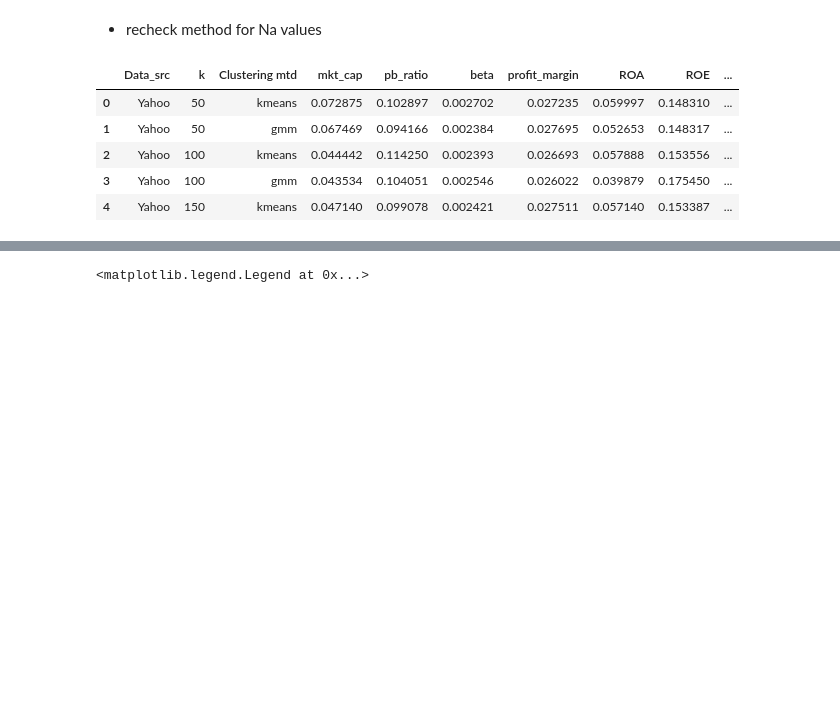
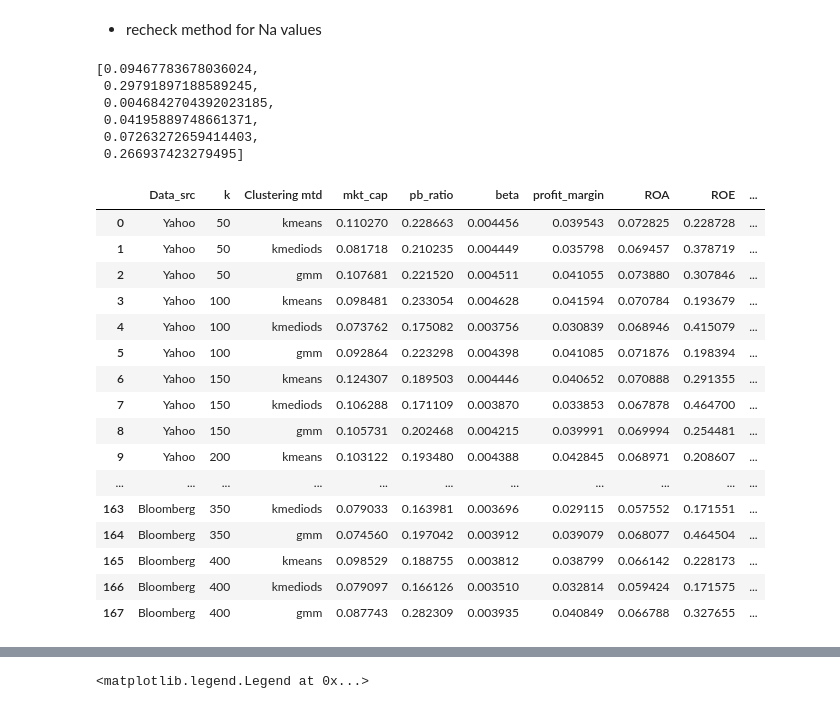
Before and after one commit to Sivalavida/Text-based-Industry-Classification, a Jupyter notebook: LSI Word Embedding.ipynb, the cells around one changed output, grey strips where cells are left out. Cells and saved outputs as stored; diff of their text form; code cells hidden in the pictures; blank space fills up the shorter version.

```diff
--- a/LSI Word Embedding.ipynb
+++ b/LSI Word Embedding.ipynb
@@ -1188,20 +1271,26 @@ dtms[0].shape
 # %%
 std_class_df = pd.DataFrame(DESC_DFS[0][STANDARD_CLASSIFIER].cat.codes, columns=[STANDARD_CLASSIFIER])
 cluster_dfs_list = [DESC_DFS[0][['Ticker']], std_class_df]
-for i in range(len(DATA_SRCS)):
+for i in tnrange(len(DATA_SRCS)):
     data_src = DATA_SRCS[i]
     for k in tnrange(50, 401, 50):
         # LSI Embedding
-        lsa_k = TruncatedSVD(k, algorithm = 'arpack')
+        lsa_k = TruncatedSVD(k, algorithm = 'arpack', random_state=0)
         dtm_lsa_k = lsa_k.fit_transform(dtms[i])
         dtm_lsa_k = Normalizer(copy=False).fit_transform(dtm_lsa_k)
         # K-Means
         clusters_k = kmeans_cluster(dtm_lsa_k)
         cluster_dfs_list.append(pd.DataFrame(clusters_k, columns=['{}_lsi_{}_kmeans'.format(data_src, str(k))]))
+        # K-Medioids
+        clusters_k = kmedioids_cluster(dtm_lsa_k)
+        cluster_dfs_list.append(pd.DataFrame(clusters_k, columns=['{}_lsi_{}_kmediods'.format(data_src, str(k))]))
+        # K-Medians
+        pass
         # GMM
         clusters_k = gmm_cluster(dtm_lsa_k)
         cluster_dfs_list.append(pd.DataFrame(clusters_k, columns=['{}_lsi_{}_gmm'.format(data_src, str(k))]))
         # Cosine_similarity
+        pass
 
 all_cluster = pd.concat(cluster_dfs_list, axis=1)
 # %%
@@ -1289,7 +1391,7 @@ for cluster_mtd in tqdm(all_cluster_filtered.columns):
         STANDARD_CLASSIFIER_R2 = avg_R2
     else:
         data_src, _, k, clustering_mtd = cluster_mtd.split('_')
-        mtds_R2_list.append([data_src, k, clustering_mtd, avg_R2])
+        mtds_R2_list.append([data_src, int(k), clustering_mtd, avg_R2])
 
 avg_R2_df = pd.DataFrame(mtds_R2_list, columns=['Data_src', 'k', 'Clustering mtd', 'Average R2'])
 # %%
@@ -1406,3 +1517,3 @@ ticker_ratios_df
 # %%
-# ticker_ratios_df = pd.read_csv('data_out/snp_ratios_df.csv', index_col=0)
-# ticker_ratios_df
+ticker_ratios_df = pd.read_csv('data_out/russell_ratios_clean.csv') #'data_out/snp_ratios_df.csv'
+ticker_ratios_df.head()
@@ -1488,27 +1631,48 @@ for cluster_mtd in tqdm(all_cluster_filtered.columns):
     variation_df = filter_df.groupby(cluster_mtd).aggregate(cluster_variation)
     variation_series = variation_df.sum()
     N_ratios = ticker_ratios_normalised_df[RATIO_NAMES_LIST].count() # count non-NaN values
+    weighted_deviation_series = np.sqrt(variation_series/N_ratios)
 
     normaliser_series = ticker_ratios_normalised_df[RATIO_NAMES_LIST].std()
 
-    sigma_v = list(np.sqrt(variation_series/N_ratios) / normaliser_series)
+    sigma_v = list(weighted_deviation_series/normaliser_series)
     avg_sigma_v = sum(sigma_v)/len(sigma_v) # mean
     if cluster_mtd == STANDARD_CLASSIFIER:
         STANDARD_CLASSIFIER_RV = sigma_v
         STANDARD_CLASSIFIER_AVG_RV = avg_sigma_v
     else:
         data_src, _, k, clustering_mtd = cluster_mtd.split('_')
-        row = [data_src, k, clustering_mtd] + sigma_v + [avg_sigma_v]
+        row = [data_src, int(k), clustering_mtd] + sigma_v + [avg_sigma_v]
         ratio_variation_list.append(row)
 
 cols = ['Data_src', 'k', 'Clustering mtd'] + RATIO_NAMES_LIST + ['Average Ratio Variation']
 ratio_variation_df = pd.DataFrame(ratio_variation_list, columns= cols)
+# %%
+STANDARD_CLASSIFIER_RV
+# %% [output]
+[0.09467783678036024,
+ 0.29791897188589245,
+ 0.0046842704392023185,
+ 0.04195889748661371,
+ 0.07263272659414403,
+ 0.266937423279495]
 # %%
-ratio_variation_df.head()
+ratio_variation_df
 # %% [output]
 |  | Data_src | k | Clustering mtd | mkt_cap | pb_ratio | beta | profit_margin | ROA | ROE | ... |
-| 0 | Yahoo | 50 | kmeans | 0.072875 | 0.102897 | 0.002702 | 0.027235 | 0.059997 | 0.148310 | ... |
-| 1 | Yahoo | 50 | gmm | 0.067469 | 0.094166 | 0.002384 | 0.027695 | 0.052653 | 0.148317 | ... |
-| 2 | Yahoo | 100 | kmeans | 0.044442 | 0.114250 | 0.002393 | 0.026693 | 0.057888 | 0.153556 | ... |
-| 3 | Yahoo | 100 | gmm | 0.043534 | 0.104051 | 0.002546 | 0.026022 | 0.039879 | 0.175450 | ... |
-| 4 | Yahoo | 150 | kmeans | 0.047140 | 0.099078 | 0.002421 | 0.027511 | 0.057140 | 0.153387 | ... |
+| 0 | Yahoo | 50 | kmeans | 0.110270 | 0.228663 | 0.004456 | 0.039543 | 0.072825 | 0.228728 | ... |
+| 1 | Yahoo | 50 | kmediods | 0.081718 | 0.210235 | 0.004449 | 0.035798 | 0.069457 | 0.378719 | ... |
+| 2 | Yahoo | 50 | gmm | 0.107681 | 0.221520 | 0.004511 | 0.041055 | 0.073880 | 0.307846 | ... |
+| 3 | Yahoo | 100 | kmeans | 0.098481 | 0.233054 | 0.004628 | 0.041594 | 0.070784 | 0.193679 | ... |
+| 4 | Yahoo | 100 | kmediods | 0.073762 | 0.175082 | 0.003756 | 0.030839 | 0.068946 | 0.415079 | ... |
+| 5 | Yahoo | 100 | gmm | 0.092864 | 0.223298 | 0.004398 | 0.041085 | 0.071876 | 0.198394 | ... |
+| 6 | Yahoo | 150 | kmeans | 0.124307 | 0.189503 | 0.004446 | 0.040652 | 0.070888 | 0.291355 | ... |
+| 7 | Yahoo | 150 | kmediods | 0.106288 | 0.171109 | 0.003870 | 0.033853 | 0.067878 | 0.464700 | ... |
+| 8 | Yahoo | 150 | gmm | 0.105731 | 0.202468 | 0.004215 | 0.039991 | 0.069994 | 0.254481 | ... |
+| 9 | Yahoo | 200 | kmeans | 0.103122 | 0.193480 | 0.004388 | 0.042845 | 0.068971 | 0.208607 | ... |
+| ... | ... | ... | ... | ... | ... | ... | ... | ... | ... | ... |
+| 163 | Bloomberg | 350 | kmediods | 0.079033 | 0.163981 | 0.003696 | 0.029115 | 0.057552 | 0.171551 | ... |
+| 164 | Bloomberg | 350 | gmm | 0.074560 | 0.197042 | 0.003912 | 0.039079 | 0.068077 | 0.464504 | ... |
+| 165 | Bloomberg | 400 | kmeans | 0.098529 | 0.188755 | 0.003812 | 0.038799 | 0.066142 | 0.228173 | ... |
+| 166 | Bloomberg | 400 | kmediods | 0.079097 | 0.166126 | 0.003510 | 0.032814 | 0.059424 | 0.171575 | ... |
+| 167 | Bloomberg | 400 | gmm | 0.087743 | 0.282309 | 0.003935 | 0.040849 | 0.066788 | 0.327655 | ... |
```
Also changed, not shown: parts of 114 cells of this notebook, 4 other files.
